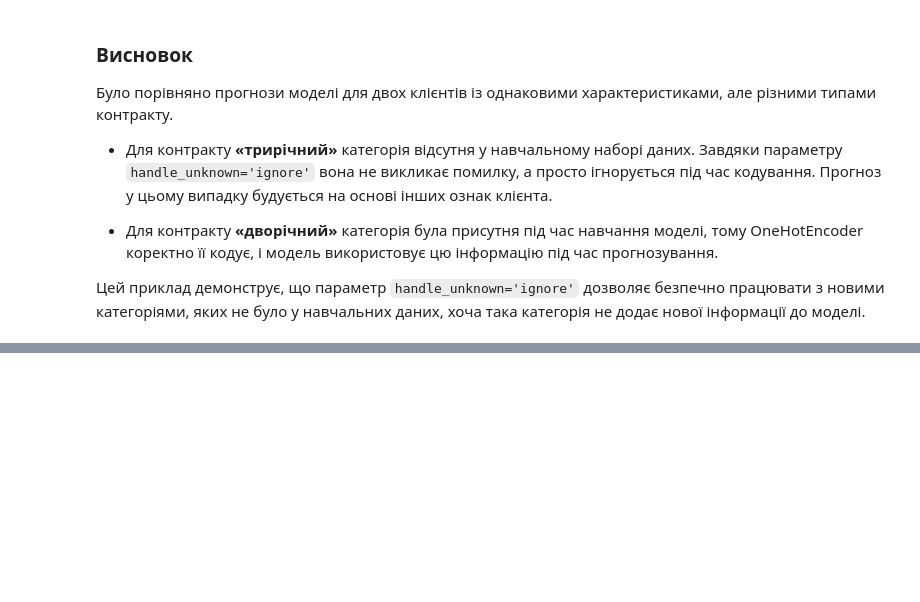
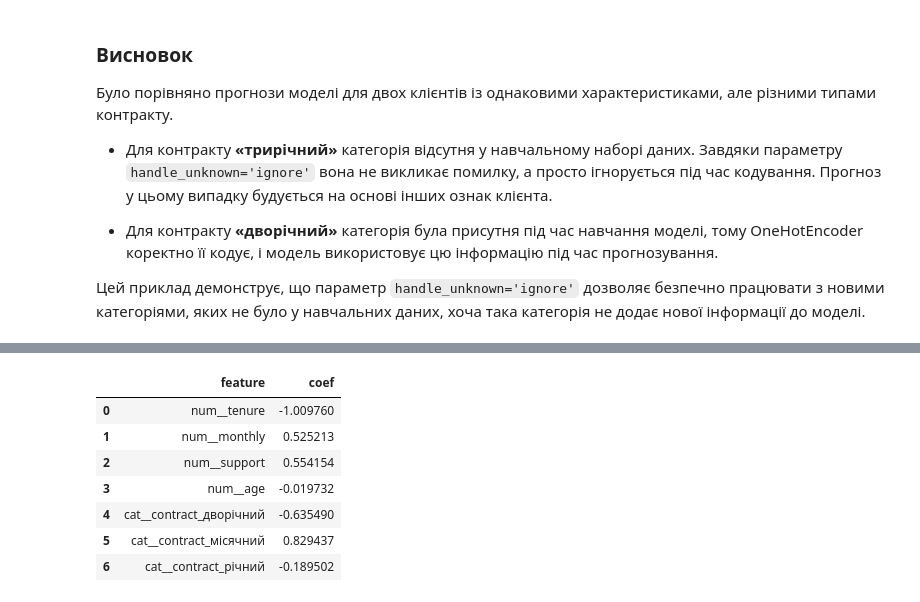
Before and after one commit to DymaStar/DTA_2026, a Jupyter notebook: ML/DS_220626_"ML2_DTA_ipynb".ipynb, the cells around one changed output, grey strips where cells are left out. Drawn from its saved outputs; the diff is of its cells as text; code cells hidden in the pictures; blank space fills up the shorter version.

```diff
--- a/ML/DS_220626_"ML2_DTA_ipynb".ipynb
+++ b/ML/DS_220626_"ML2_DTA_ipynb".ipynb
@@ -543,0 +683,24 @@ for i, pred in enumerate(predictions):
+# %%
+# Отримуємо назви ознак після всіх перетворень Pipeline
+feat_names = pipe.named_steps['prep'].get_feature_names_out()
+
+# Отримуємо коефіцієнти навченої Logistic Regression
+coefs = pipe.named_steps['model'].coef_[0]
+
+# Формуємо таблицю для аналізу
+coef_df = pd.DataFrame({
+    'feature': feat_names,
+    'coef': coefs
+})
+
+# Переглядаємо коефіцієнти
+coef_df
+# %% [output]
+|  | feature | coef |
+| 0 | num__tenure | -1.009760 |
+| 1 | num__monthly | 0.525213 |
+| 2 | num__support | 0.554154 |
+| 3 | num__age | -0.019732 |
+| 4 | cat__contract_дворічний | -0.635490 |
+| 5 | cat__contract_місячний | 0.829437 |
+| 6 | cat__contract_річний | -0.189502 |
```
Also changed, not shown: parts of 12 cells of this notebook.
